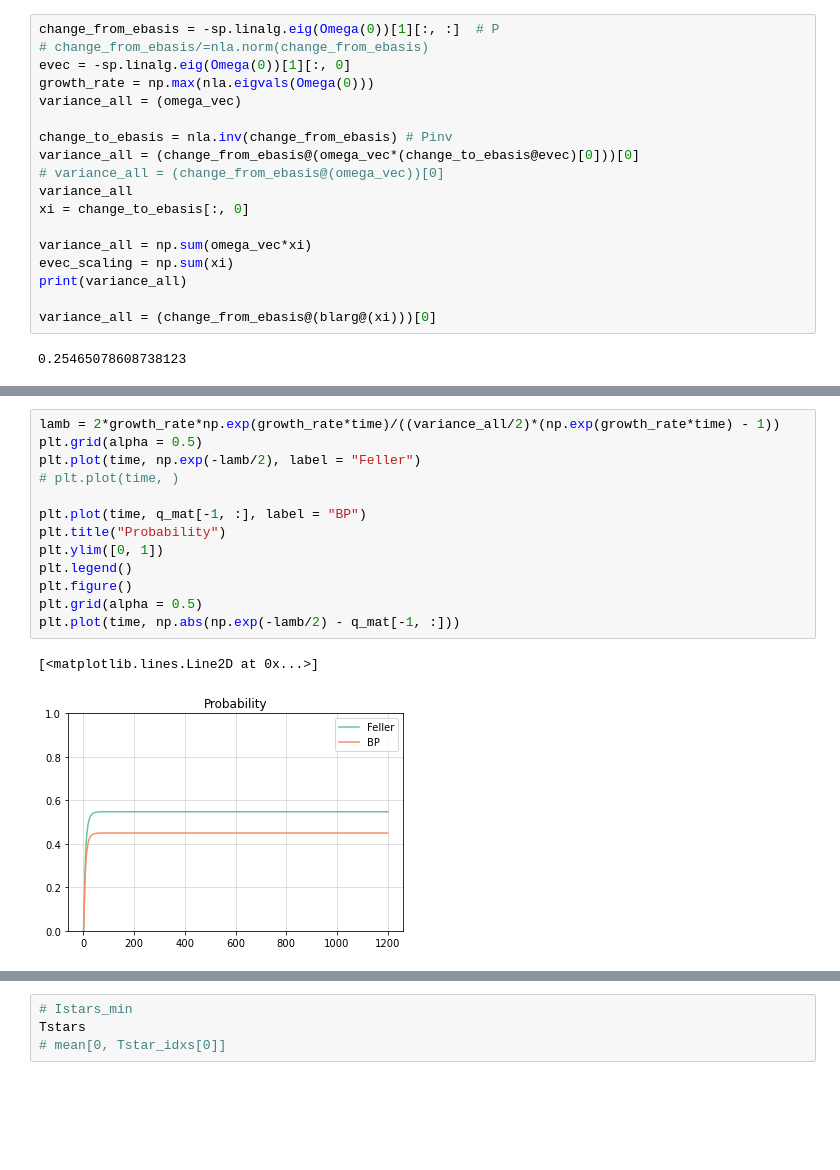
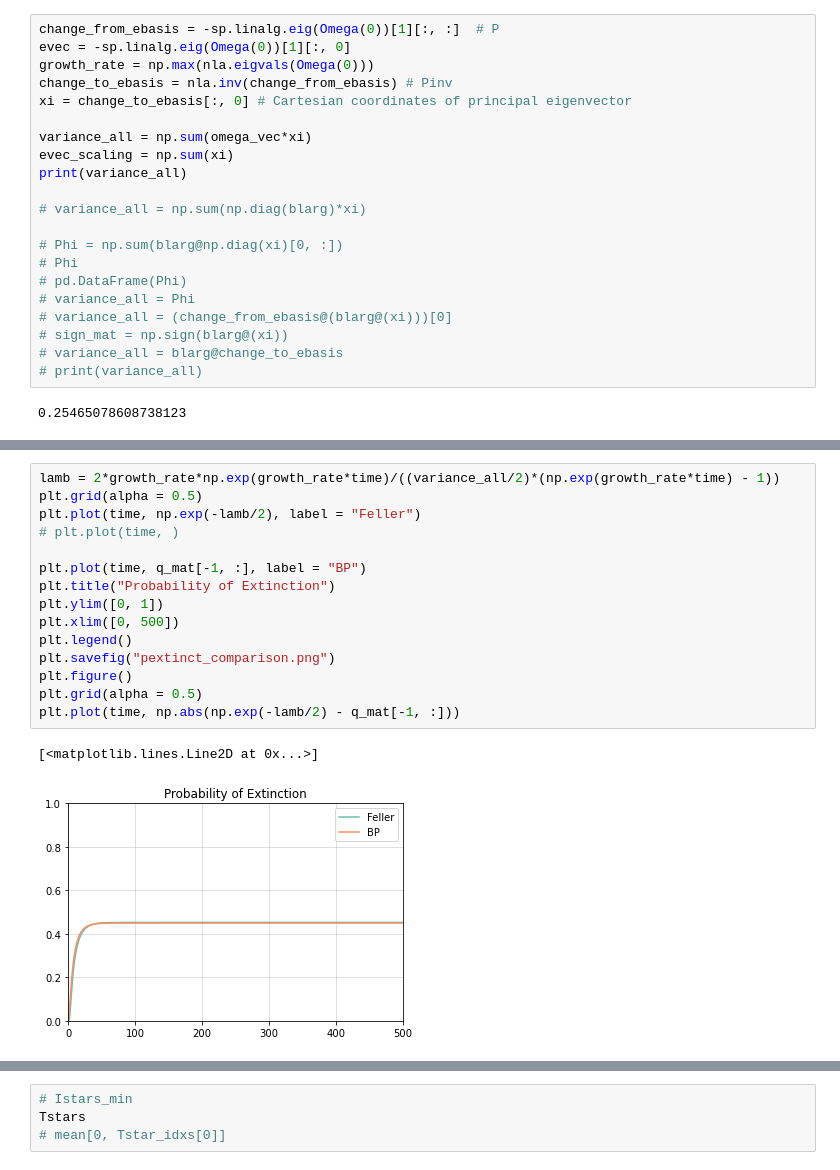
Before and after one commit to JCurran-Sebastian/MultiType_Branching, a Jupyter notebook: Stochastic_Invasion_of_VoC.ipynb, the cells around one changed output, grey strips where cells are left out. Drawn from its saved outputs; the diff is of its cells as text; blank space fills up the shorter version.

Commit message:
Changes to variance

```diff
--- a/Stochastic_Invasion_of_VoC.ipynb
+++ b/Stochastic_Invasion_of_VoC.ipynb
@@ -909,22 +909,25 @@ array([0.33333333, 0.33333333, 0.33333333, 0.33333333, 0.46057143,
        0.46057143, 0.46057143, 0.46057143])
 # %%
 change_from_ebasis = -sp.linalg.eig(Omega(0))[1][:, :]  # P
-# change_from_ebasis/=nla.norm(change_from_ebasis)
 evec = -sp.linalg.eig(Omega(0))[1][:, 0]
 growth_rate = np.max(nla.eigvals(Omega(0)))
-variance_all = (omega_vec)
-
 change_to_ebasis = nla.inv(change_from_ebasis) # Pinv
-variance_all = (change_from_ebasis@(omega_vec*(change_to_ebasis@evec)[0]))[0]
-# variance_all = (change_from_ebasis@(omega_vec))[0]
-variance_all
-xi = change_to_ebasis[:, 0]
+xi = change_to_ebasis[:, 0] # Cartesian coordinates of principal eigenvector
 
 variance_all = np.sum(omega_vec*xi)
 evec_scaling = np.sum(xi)
 print(variance_all)
 
-variance_all = (change_from_ebasis@(blarg@(xi)))[0]
+# variance_all = np.sum(np.diag(blarg)*xi)
+
+# Phi = np.sum(blarg@np.diag(xi)[0, :])
+# Phi
+# pd.DataFrame(Phi)
+# variance_all = Phi
+# variance_all = (change_from_ebasis@(blarg@(xi)))[0]
+# sign_mat = np.sign(blarg@(xi))
+# variance_all = blarg@change_to_ebasis
+# print(variance_all)
 # %% [output]
 0.25465078608738123
 # %%
@@ -1023,16 +1026,18 @@ pdf_chisq = np.gradient(cdf_chisq, dt)
 # %%
 lamb = 2*growth_rate*np.exp(growth_rate*time)/((variance_all/2)*(np.exp(growth_rate*time) - 1))
 plt.grid(alpha = 0.5)
 plt.plot(time, np.exp(-lamb/2), label = "Feller")
 # plt.plot(time, )
 
 plt.plot(time, q_mat[-1, :], label = "BP")
-plt.title("Probability")
+plt.title("Probability of Extinction")
 plt.ylim([0, 1])
+plt.xlim([0, 500])
 plt.legend()
+plt.savefig("pextinct_comparison.png")
 plt.figure()
 plt.grid(alpha = 0.5)
 plt.plot(time, np.abs(np.exp(-lamb/2) - q_mat[-1, :]))
 # %% [output]
 [<matplotlib.lines.Line2D at 0x...>]
-[figure, old version]
+[figure, new version]
```
Also changed, not shown: parts of 9 cells of this notebook.
